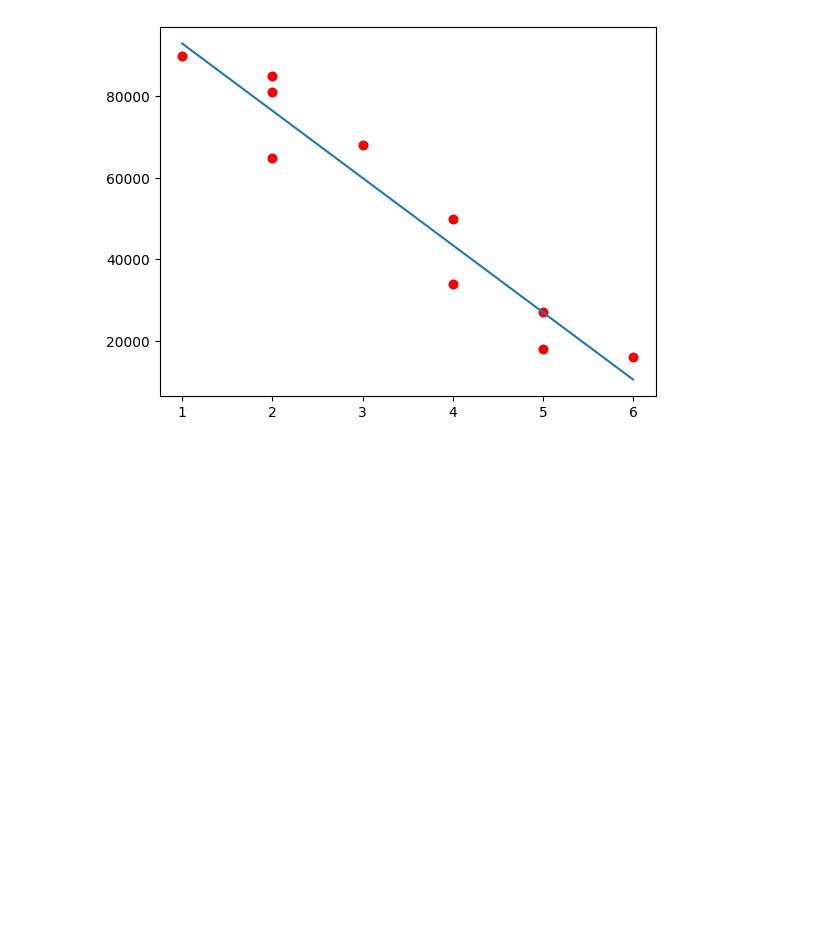
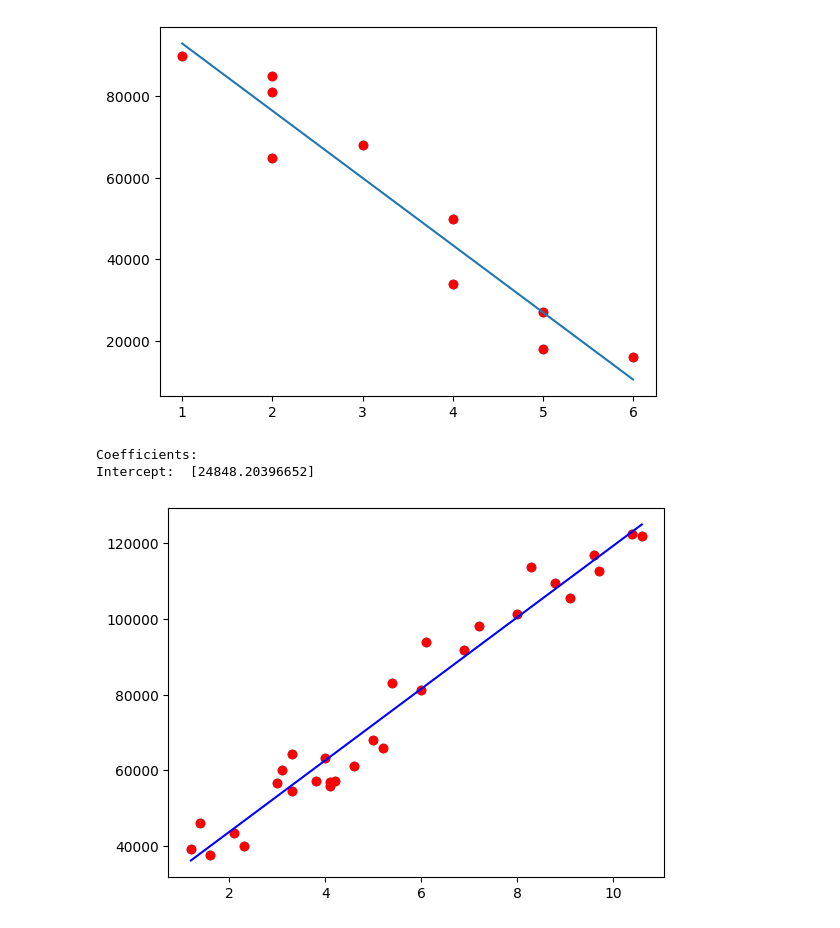
Before and after one commit to yogawan/machine-learning, a Jupyter notebook: Simple Linear Regresion/program-bab-7-2.ipynb, the cells around one changed output. Cells and saved outputs as stored; diff of their text form; code cells hidden in the pictures; blank space fills up the shorter version.

```diff
--- a/Simple Linear Regresion/program-bab-7-2.ipynb
+++ b/Simple Linear Regresion/program-bab-7-2.ipynb
@@ -40,3 +40,34 @@ plt.show()
 Coefficients:  [-16500.]
 Intercept:  109500.0
 [figure]
+# %%
+import numpy as np
+import pandas as pd
+import matplotlib.pyplot as plt
+from sklearn.linear_model import LinearRegression
+
+data = pd.read_csv('salary_dataset.csv')
+
+# Memisahkan fitur (X) dan target (y)
+year = data[['YearsExperience']]
+salary = data['Salary']
+
+plt.scatter(year, salary)
+
+# Reshape salary if needed
+salary = salary.values.reshape(-1, 1)
+
+linreg = LinearRegression()
+linreg.fit(year, salary)
+
+plt.scatter(year, salary, color='red')
+plt.plot(year, linreg.predict(year), color='blue')
+
+print("Coefficients: ", )
+print("Intercept: ", linreg.intercept_)
+
+plt.show()
+# %% [output]
+Coefficients:
+Intercept:  [24848.20396652]
+[figure, added]
```
Also changed, not shown: 1 other file.
